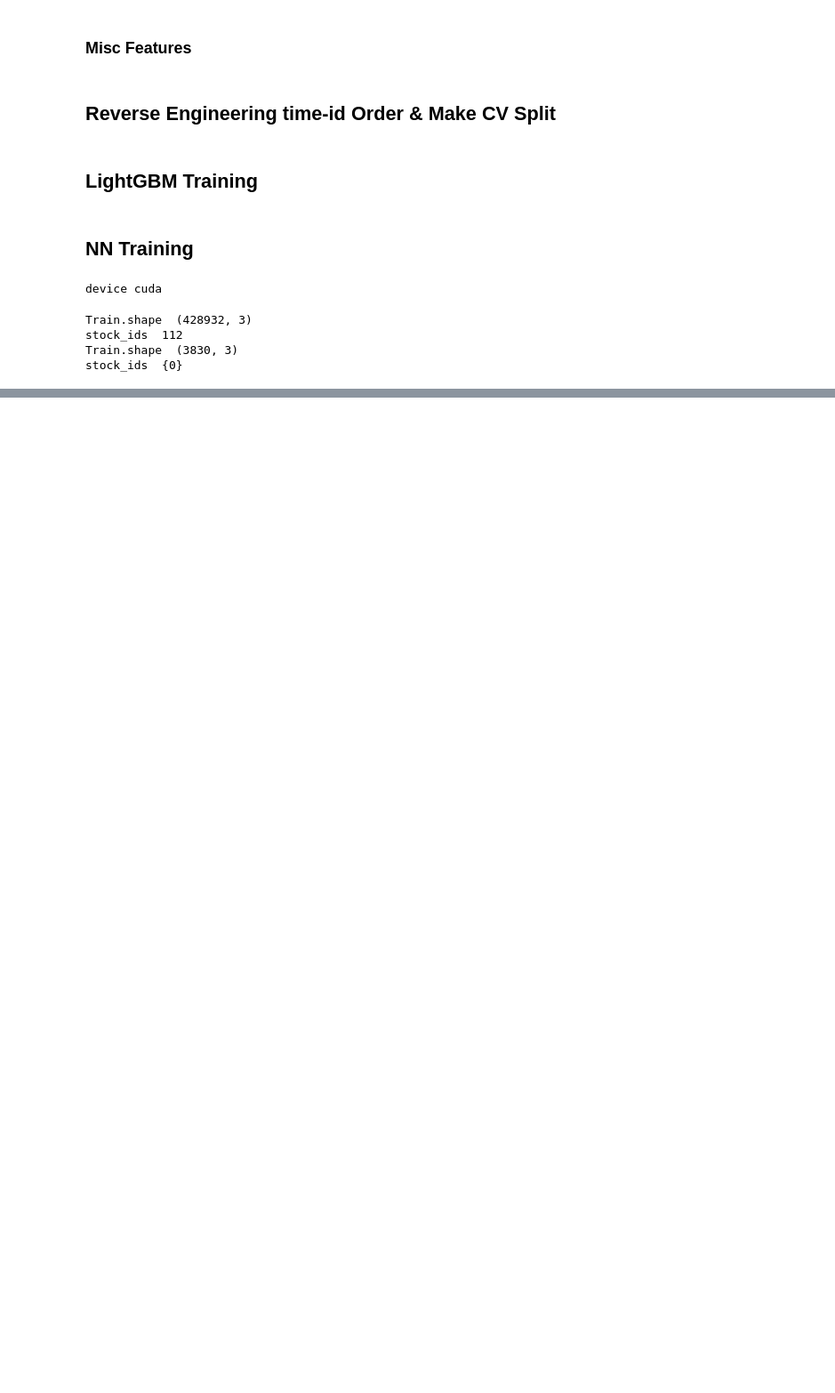
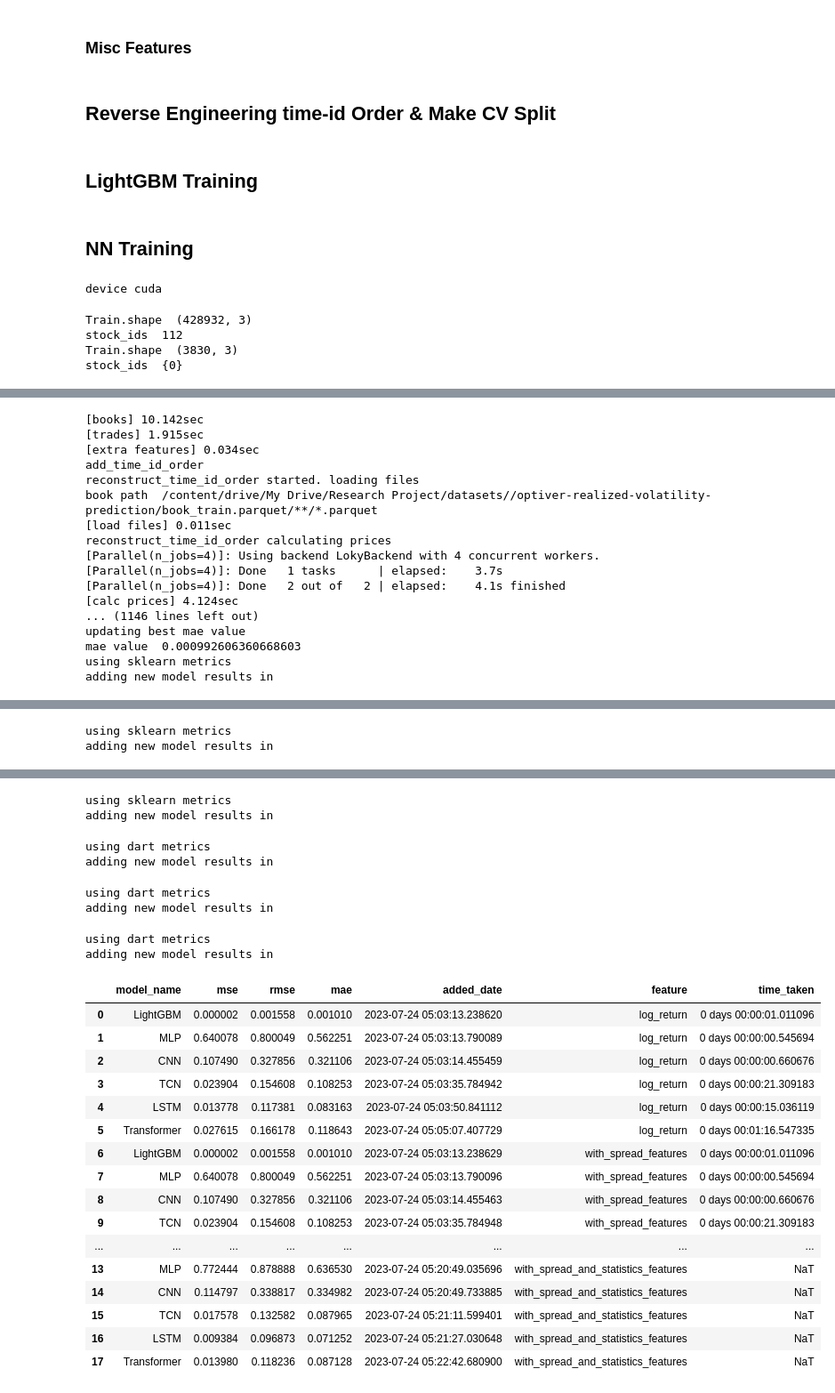
Before and after one commit to poo5zan/masters-research-project, a Jupyter notebook: from-kaggle-optiver-challenge.ipynb, the cells around one changed output, grey strips where cells are left out. Shown at 89% size. Drawn from its saved outputs; the diff is of its cells as text; code cells hidden in the pictures; blank space fills up the shorter version.

Commit message:
experiments with features - log_return, spread and statistics

```diff
--- a/from-kaggle-optiver-challenge.ipynb
+++ b/from-kaggle-optiver-challenge.ipynb
@@ -904,7 +938,7 @@ def reconstruct_time_id_order():
         order, X_compoents = sort_manifold(df_prices, clf)
 
         df_ordered = df_prices.reindex(order).reset_index(drop=True)
-        if df_ordered['stock_id=61'].iloc[0] > df_ordered['stock_id=61'].iloc[-1]:
+        if df_ordered['stock_id=0'].iloc[0] > df_ordered['stock_id=0'].iloc[-1]:
             df_ordered = df_ordered.reindex(df_ordered.index[::-1]).reset_index(drop=True)
 
     # AMZN
@@ -1928,0 +2048,23 @@ perform_experiments_multivariate(book_trade_with_spread_features)
+# %%
+book_trade_with_spread_and_statistics_features = make_features(train, DataBlock.TRAIN, add_spread_features=True, add_statistics_features=True)
+book_trade_with_spread_and_statistics_features = add_time_id_order(book_trade_with_spread_and_statistics_features)
+print(book_trade_with_spread_and_statistics_features.columns)
+perform_experiments_multivariate(book_trade_with_spread_and_statistics_features, 'with_spread_and_statistics_features')
+# %% [output]
+[books] 10.142sec
+[trades] 1.915sec
+[extra features] 0.034sec
+add_time_id_order
+reconstruct_time_id_order started. loading files
+book path  /content/drive/My Drive/Research Project/datasets//optiver-realized-volatility-prediction/book_train.parquet/**/*.parquet
+[load files] 0.011sec
+reconstruct_time_id_order calculating prices
+[Parallel(n_jobs=4)]: Using backend LokyBackend with 4 concurrent workers.
+[Parallel(n_jobs=4)]: Done   1 tasks      | elapsed:    3.7s
+[Parallel(n_jobs=4)]: Done   2 out of   2 | elapsed:    4.1s finished
+[calc prices] 4.124sec
+... (1146 lines left out)
+updating best mae value
+mae value  0.000992606360668603
+using sklearn metrics
+adding new model results in
@@ -1928,0 +2074,2 @@ perform_experiments_multivariate(book_trade_with_spread_features)
+using sklearn metrics
+adding new model results in
@@ -1929,3 +2079,28 @@ perform_experiments_multivariate(book_trade_with_spread_features)
+using sklearn metrics
+adding new model results in
+using dart metrics
+adding new model results in
+using dart metrics
+adding new model results in
+using dart metrics
+adding new model results in
+|  | model_name | mse | rmse | mae | added_date | feature | time_taken |
+| 0 | LightGBM | 0.000002 | 0.001558 | 0.001010 | 2023-07-24 05:03:13.238620 | log_return | 0 days 00:00:01.011096 |
+| 1 | MLP | 0.640078 | 0.800049 | 0.562251 | 2023-07-24 05:03:13.790089 | log_return | 0 days 00:00:00.545694 |
+| 2 | CNN | 0.107490 | 0.327856 | 0.321106 | 2023-07-24 05:03:14.455459 | log_return | 0 days 00:00:00.660676 |
+| 3 | TCN | 0.023904 | 0.154608 | 0.108253 | 2023-07-24 05:03:35.784942 | log_return | 0 days 00:00:21.309183 |
+| 4 | LSTM | 0.013778 | 0.117381 | 0.083163 | 2023-07-24 05:03:50.841112 | log_return | 0 days 00:00:15.036119 |
+| 5 | Transformer | 0.027615 | 0.166178 | 0.118643 | 2023-07-24 05:05:07.407729 | log_return | 0 days 00:01:16.547335 |
+| 6 | LightGBM | 0.000002 | 0.001558 | 0.001010 | 2023-07-24 05:03:13.238629 | with_spread_features | 0 days 00:00:01.011096 |
+| 7 | MLP | 0.640078 | 0.800049 | 0.562251 | 2023-07-24 05:03:13.790096 | with_spread_features | 0 days 00:00:00.545694 |
+| 8 | CNN | 0.107490 | 0.327856 | 0.321106 | 2023-07-24 05:03:14.455463 | with_spread_features | 0 days 00:00:00.660676 |
+| 9 | TCN | 0.023904 | 0.154608 | 0.108253 | 2023-07-24 05:03:35.784948 | with_spread_features | 0 days 00:00:21.309183 |
+| ... | ... | ... | ... | ... | ... | ... | ... |
+| 13 | MLP | 0.772444 | 0.878888 | 0.636530 | 2023-07-24 05:20:49.035696 | with_spread_and_statistics_features | NaT |
+| 14 | CNN | 0.114797 | 0.338817 | 0.334982 | 2023-07-24 05:20:49.733885 | with_spread_and_statistics_features | NaT |
+| 15 | TCN | 0.017578 | 0.132582 | 0.087965 | 2023-07-24 05:21:11.599401 | with_spread_and_statistics_features | NaT |
+| 16 | LSTM | 0.009384 | 0.096873 | 0.071252 | 2023-07-24 05:21:27.030648 | with_spread_and_statistics_features | NaT |
+| 17 | Transformer | 0.013980 | 0.118236 | 0.087128 | 2023-07-24 05:22:42.680900 | with_spread_and_statistics_features | NaT |
 # %%
 # USE_PRECOMPUTE_FEATURES = False
 # print('USE_PRECOMPUTE_FEATURES ', USE_PRECOMPUTE_FEATURES)
```
Also changed, not shown: parts of 8 cells of this notebook.
